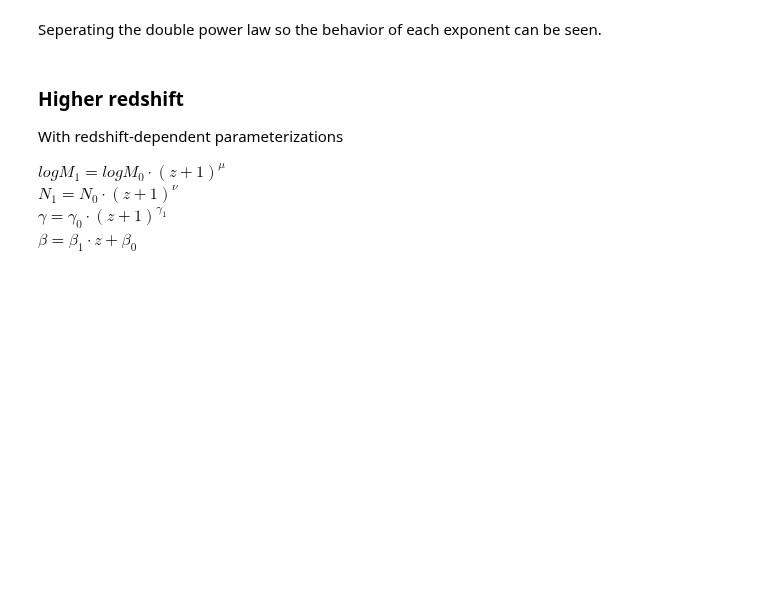
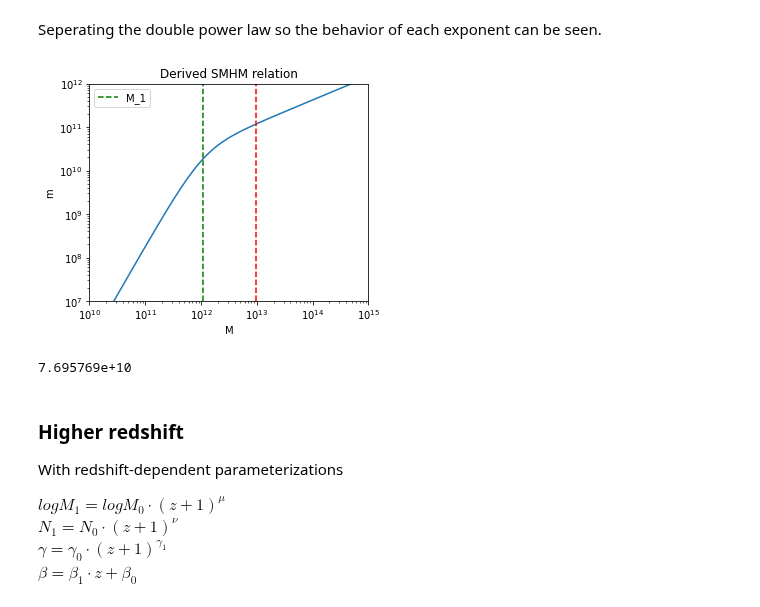
Before and after one commit to eklem1/GalaxySim, a Jupyter notebook: SMF_SFvsQ.ipynb, the cells around one changed output. Saved outputs shown, nothing was run; the diff lists cells and outputs as text; code cells hidden in the pictures; blank space fills up the shorter version.

```diff
--- a/SMF_SFvsQ.ipynb
+++ b/SMF_SFvsQ.ipynb
@@ -12,0 +23,5 @@ data = ares.analysis.GalaxyPopulation() #for lit values
+# %%
+base_pars = ares.util.ParameterBundle('emma:model1')
+pop = ares.populations.GalaxyPopulation(**base_pars)
+
+pop.HM_fromSM(1, 8)
@@ -133,6 +171,44 @@ def SMF_g(z, pop_halo, N, M_1, gamma):
     SMF = pop_halo.halos.tab_dndm[k, :] / dlogm_dM(pop_halo, N, M_1, beta, gamma, mM_ratio) #HMF * m/M
 
     return SMF,  mM_ratio
+# %%
+z = 1
+
+N = N_0 * (z + 1)**nu
+M_1 = 10**(logM_0*(z+1)**mu)
+beta = beta_1*z+beta_0
+gamma = gamma_0*(z + 1)**gamma_1
+
+SMF, r = SMF_Moster2010(z, pop_halo, N, M_1, beta, gamma) #* pop_halo.halos.tab_M
+ratio = 10**(r)
+HM = pop_halo.halos.tab_M
+
+fig, ax = pl.subplots(1, 1, figsize=(5, 4))
+pl.subplots_adjust(hspace=0)
+
+ax.set_title("Derived SMHM relation")
+ax.loglog(HM, ratio*pop_halo.halos.tab_M)#, label='c = %.e' %c)
+
+ax.set(xlabel='M', ylabel='m')
+ax.set_ylim(1e7, 1e12)
+ax.set_xlim(1e10, 1e15)
+ax.axvline(M_1, color="g", label="M_1", ls="--")
+
+ax.legend()
+
+from scipy.interpolate import interp1d
+
+f = interp1d(ratio*pop_halo.halos.tab_M, HM)
+
+# ax.axvline(f(10**8), color="r", label="M", ls="--")
+ax.axvline(10**pop.HM_fromSM(z, 11), color="r", label="M", ls="--")
+
+pl.show()
+
+print("{:e}".format(f(10**8)))
+# %% [output]
+[figure, added]
+7.695769e+10
 # %% [markdown]
 ### Higher redshift
 With redshift-dependent parameterizations
```
Also changed, not shown: parts of 7 cells of this notebook.
